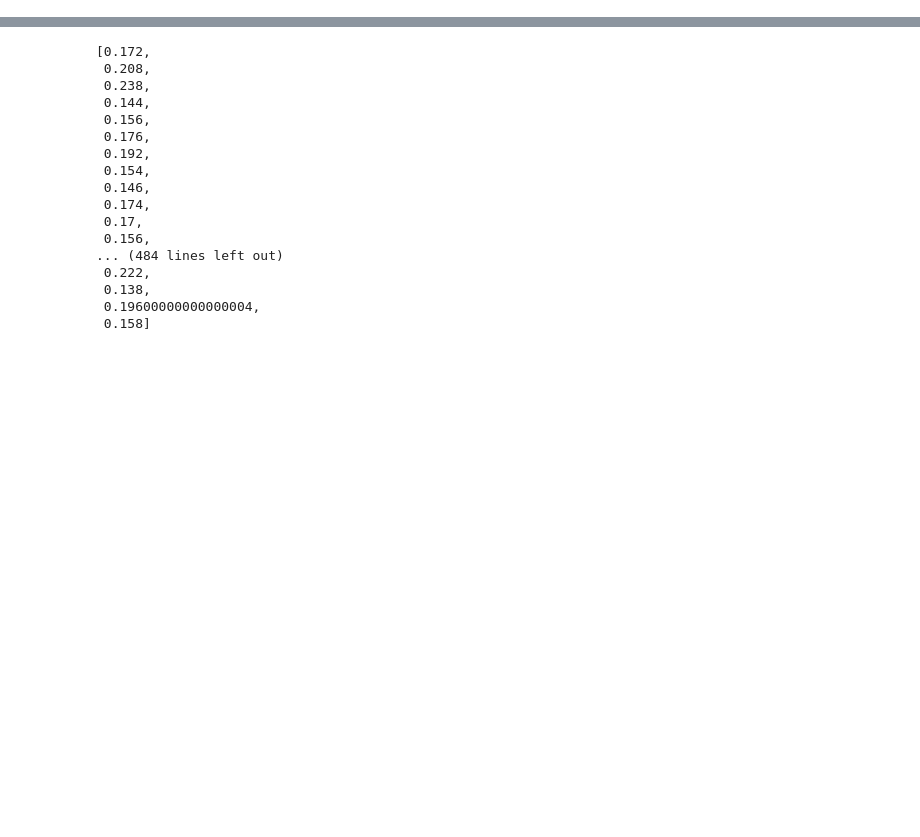
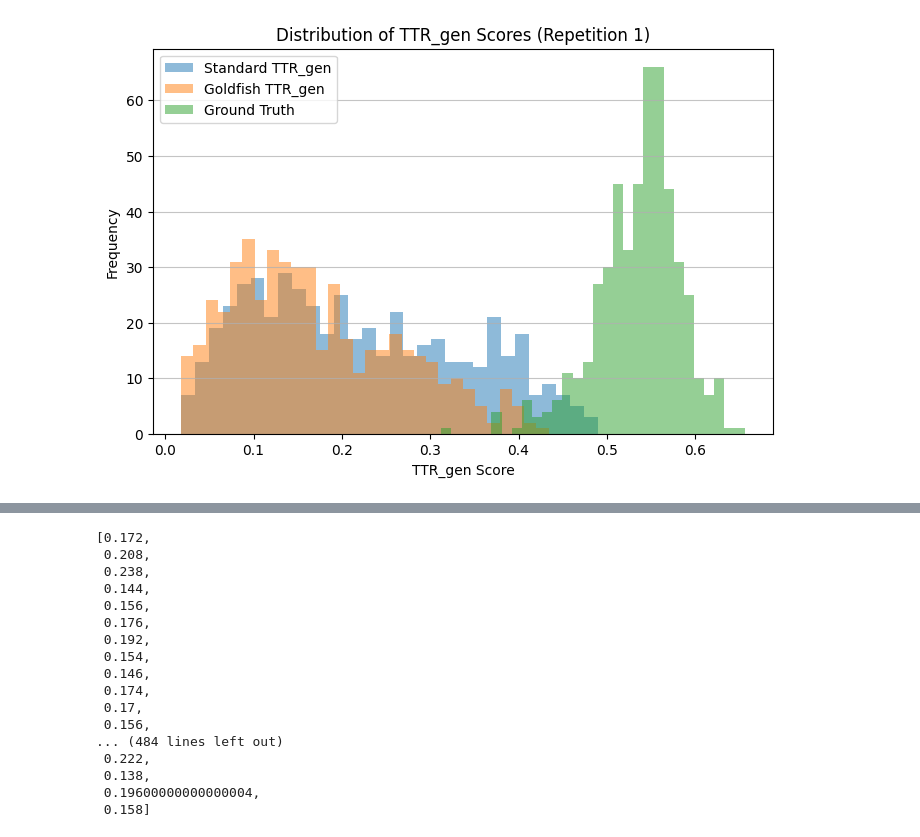
Before and after one commit to Alvorecer721/PDM, a Jupyter notebook: notebooks/rough-l.ipynb, the cells around one changed output, grey strips where cells are left out. Saved outputs shown, nothing was run; the diff lists cells and outputs as text; code cells hidden in the pictures; blank space fills up the shorter version.

```diff
--- a/notebooks/rough-l.ipynb
+++ b/notebooks/rough-l.ipynb
@@ -84,0 +373,24 @@ repetitions = np.array([1, 2, 3, 4, 8, 16, 24, 32, 48, 64, 96, 128])
+# %%
+import matplotlib.pyplot as plt
+import numpy as np
+
+rep = 1
+# Extract the scores
+arr1 = goldfish_res['llama_1.5B_Sparse_Gutenberg_Standard_GBS_60'][rep]['TTR_gen']['scores']
+arr2 = goldfish_res['llama_1.5B_Sparse_Gutenberg_K_50_H_13_GBS_60'][rep]['TTR_gen']['scores']
+arr3 = goldfish_res['llama_1.5B_Sparse_Gutenberg_K_50_H_13_GBS_60'][rep]['TTR_ref']['scores']
+
+# Plot histograms
+plt.figure(figsize=(8, 5))
+plt.hist(arr1, bins=30, alpha=0.5, label='Standard TTR_gen')
+plt.hist(arr2, bins=30, alpha=0.5, label='Goldfish TTR_gen')
+plt.hist(arr3, bins=30, alpha=0.5, label='Ground Truth')
+
+plt.title(f"Distribution of TTR_gen Scores (Repetition {rep})")
+plt.xlabel("TTR_gen Score")
+plt.ylabel("Frequency")
+plt.legend()
+plt.grid(axis='y', alpha=0.75)
+plt.show()
+# %% [output]
+[figure, added]
```
Also changed, not shown: parts of 17 cells of this notebook, 7 other files.
